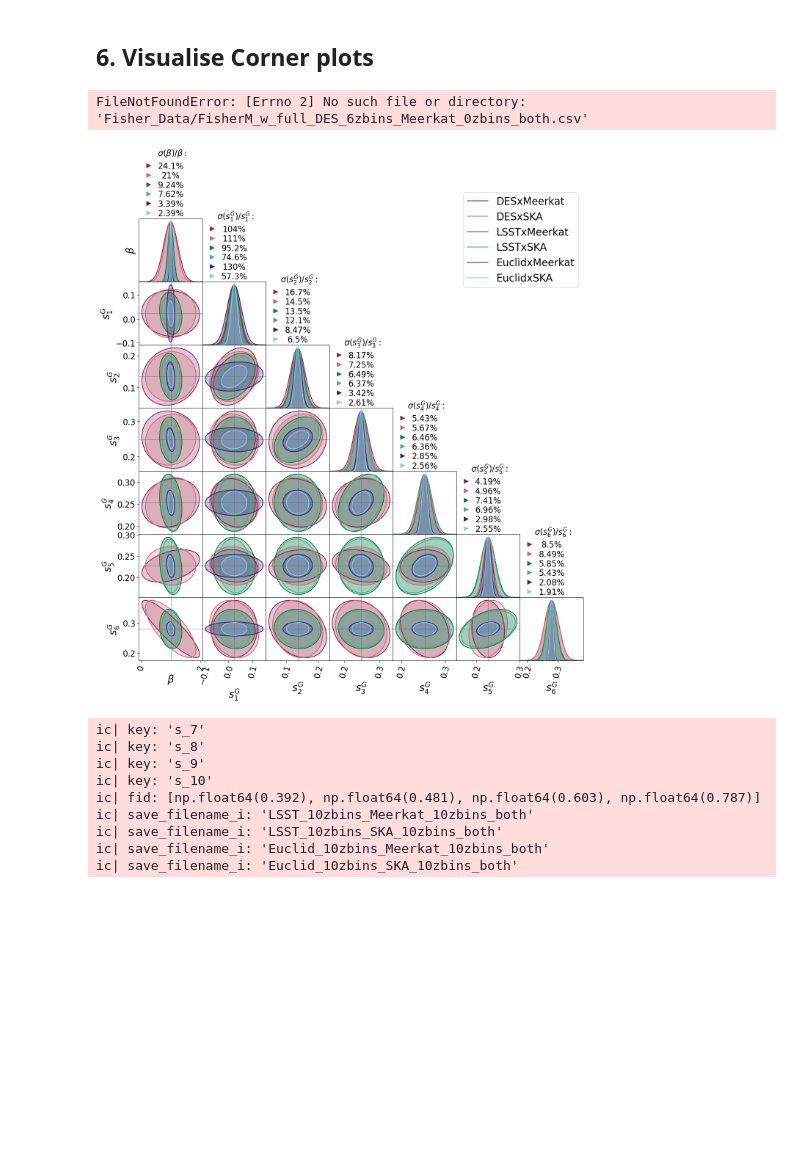
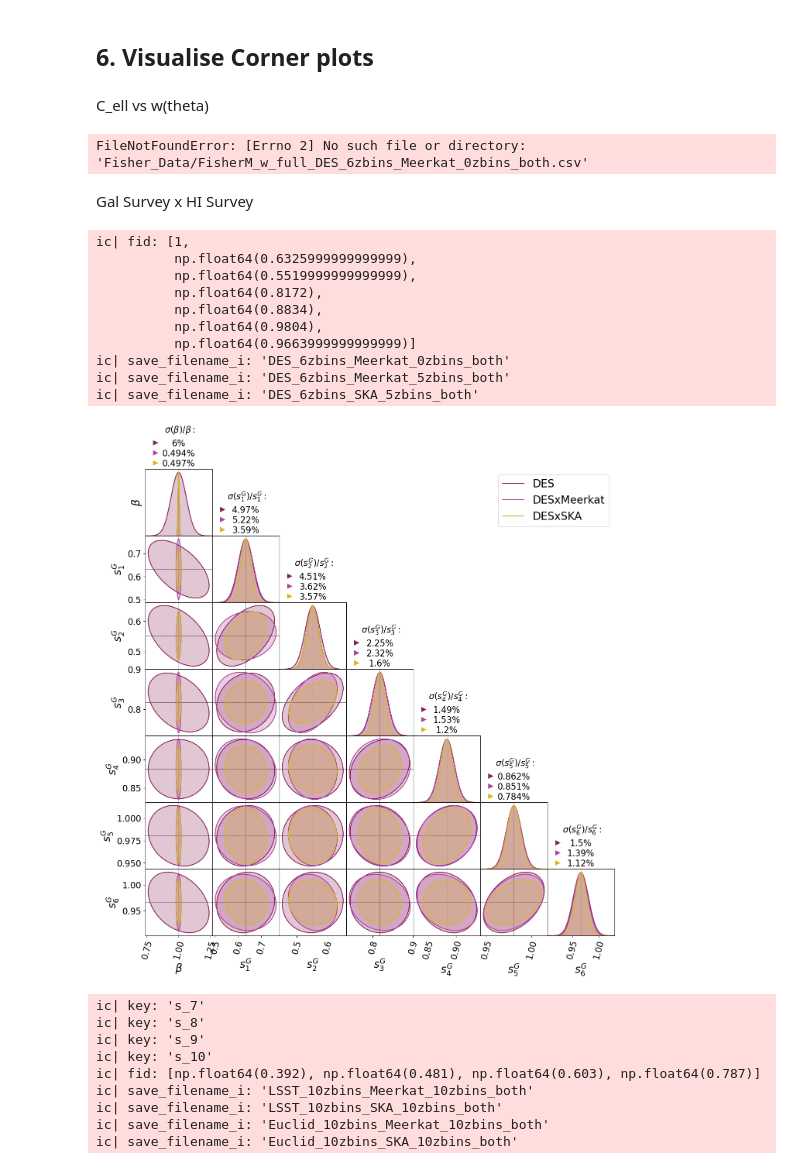
Before and after one commit to GreenTS27/Photo_Surveys-HI_IM-Fisher_Matrix, a Jupyter notebook: Fisher_Matrix_C_ell_vs_w_t.ipynb, the cells around one changed output. Drawn from its saved outputs; the diff is of its cells as text; code cells hidden in the pictures; blank space fills up the shorter version.

```diff
--- a/Fisher_Matrix_C_ell_vs_w_t.ipynb
+++ b/Fisher_Matrix_C_ell_vs_w_t.ipynb
@@ -1791,11 +1791,11 @@ ic| f_sky_SKA: 0.48481368110953593
 Choose Surveys to analyse
 # %%
 ### Galaxy Surveys
-# Survey_Gal = "Euclid"
-Survey_Gal = "DES"
+Survey_Gal = "Euclid"
+# Survey_Gal = "DES"
 # Survey_Gal = "LSST"
 
-N_bins_Gal = 6
+N_bins_Gal = 10
 
 
 ### HI Surveys
@@ -2266,9 +2266,9 @@ ic| N_thetas: 45
 # %% [markdown]
 ### 1.4 Cosmology and Magnification bias values
 # %%
-# set_name = "both"
+set_name = "both"
 # set_name = "sz"
-set_name = "beta"
+# set_name = "beta"
 
 # set_name = "only_sz_beta"
 # %%
@@ -2462,7 +2449,7 @@ ic| save_filename: 'DES_6zbins_SKA_5zbins_both'
 # Fish_Cl_full = Fisher_Matrix_Cl_better(Data_arr_indices_full, dic_Cosm_param, Cov_Matrix, dic_derivatives,
 #                                 full_l_min, l_min, full_l_max, l_max, dic_f_sky, dic_Gal_HI_id=dic_Gal_HI_id,
 #                                 ell_step=ell_step, verbose=True)
-# dic_f_sky["HI"] = f_sky_MK
+dic_f_sky["HI"] = f_sky_MK
 Fish_Cl_full = Fisher_Matrix_Cl_better(Data_arr_indices_full, dic_Cosm_param, Cov_Matrix_both, dic_derivatives_both,
                                 full_l_min, l_min, full_l_max, l_max, dic_f_sky, dic_Gal_HI_id=dic_Gal_HI_id,
                                 ell_step=ell_step, verbose=True)
@@ -2620,6 +2614,8 @@ s_5 4.1
 s_6 7.4
 # %% [markdown]
 ## 6. Visualise **Corner plots**
+# %% [markdown]
+C_ell vs w(theta)
 # %%
 # Importing Fihser Matrices values from  saved data
 
@@ -2704,6 +2700,8 @@ CornerPlot( Fishers, fid, par, par_titles, Plot_title, Flabels=Flabels, cores=[l
             Fig_name= name_fig_corner+"_full.png", figure_size=(12,12))
 # %% [output]
 FileNotFoundError: [Errno 2] No such file or directory: 'Fisher_Data/FisherM_w_full_DES_6zbins_Meerkat_0zbins_both.csv'
+# %% [markdown]
+Gal Survey x HI Survey
 # %%
 ########################## Corner plots ###################################################################
 fid=[]
@@ -2714,7 +2712,7 @@ for key in dic_Cosm_param.keys():
         # ic(key)
         fid.append( dic_Cosm_param[key][1] )
     counter+=1
-# ic(fid)
+ic(fid)
 
 par = [
     r"$\beta$",
@@ -2736,49 +2734,79 @@ Plot_title = ("")
 
 # name_fig_corner = f"Figures/CornerP_{set_name}_{Survey_Gal}_{N_bins_Gal}zbins_{Survey_HI}_{N_bins_HI}zbins"
 
-
-list_colors = [
+Galaxy_Colors = [
                 "#882255", "#CC6677",
                 "#117733", "#44AA99",
                 "#332288", "#88CCEE"
                 ]
+
+HI_Colors = ["#AA4499", "#D6B71C"]
+
+
+list_colors = [ Galaxy_Colors[0], HI_Colors[0], HI_Colors[1] ]
+# list_colors = [  Galaxy_Colors[0], Galaxy_Colors[2], Galaxy_Colors[4]  ]
 
 
 # Importing Fihser Matrices values from  saved data
 
 
 list_Gal_surv = [
                  "DES",
-                 "LSST",
-                 "Euclid"
+                #  "LSST",
+                #  "Euclid"
                  ]
-list_HI_surv  = ["Meerkat", "SKA"]
+list_HI_surv  = [
+                 "Meerkat",
+                 "Meerkat",
+                 "SKA"
+                 ]
 
 # dic_Fishers = {}
 Fishers = []
 Flabels = []
+
+count=0
+
 for Name_Survey_Gal in list_Gal_surv:
     for Name_Survey_HI in list_HI_surv:
         N_bins_Gal = 10
-        N_bins_HI  = 10
+        N_bins_HI  = 5
+        if count == 0:
+            N_bins_HI  = 0
+
         if Name_Survey_Gal == "DES":
             N_bins_Gal = 6
             save_filename_i = f"{Name_Survey_Gal}_{N_bins_Gal}zbins_{Name_Survey_HI}_{N_bins_HI}zbins_{set_name}"
         else:
             save_filename_i = f"{Name_Survey_Gal}_{N_bins_Gal}zbins_{Name_Survey_HI}_{N_bins_HI}zbins_{set_name}"
-        # ic(save_filename_i)
+        ic(save_filename_i)
         FIM_Cl_full_i = np.loadtxt(open(F"{folder_name}FisherM_Cl_full_{save_filename_i}.csv", "rb"), delimiter=" ", skiprows=0)
 
         # Only beta and s(z)
         Fishers.append( np.linalg.inv(np.linalg.inv(FIM_Cl_full_i) [6:13,6:13]))
-        Flabels.append( f"{Name_Survey_Gal}x{Name_Survey_HI}" )
+        if count == 0:
+            Flabels.append( f"{Name_Survey_Gal}" )
+        else:
+            Flabels.append( f"{Name_Survey_Gal}x{Name_Survey_HI}" )
+
+        count+=1
 
 CornerPlot( Fishers, fid, par, par_titles, Plot_title, Flabels=Flabels,
             cores=list_colors,
             # Fig_name= name_fig_corner+"_full.png",
             figure_size=(14,14))
 # %% [output]
+ic| fid: [1,
+          np.float64(0.6325999999999999),
+          np.float64(0.5519999999999999),
+          np.float64(0.8172),
+          np.float64(0.8834),
+          np.float64(0.9804),
+          np.float64(0.9663999999999999)]
+ic| save_filename_i: 'DES_6zbins_Meerkat_0zbins_both'
+ic| save_filename_i: 'DES_6zbins_Meerkat_5zbins_both'
+ic| save_filename_i: 'DES_6zbins_SKA_5zbins_both'
-[figure, old version]
+[figure, new version]
 # %%
 ########################## Corner plots ###################################################################
 fid=[]
```
Also changed, not shown: parts of 7 cells of this notebook.
